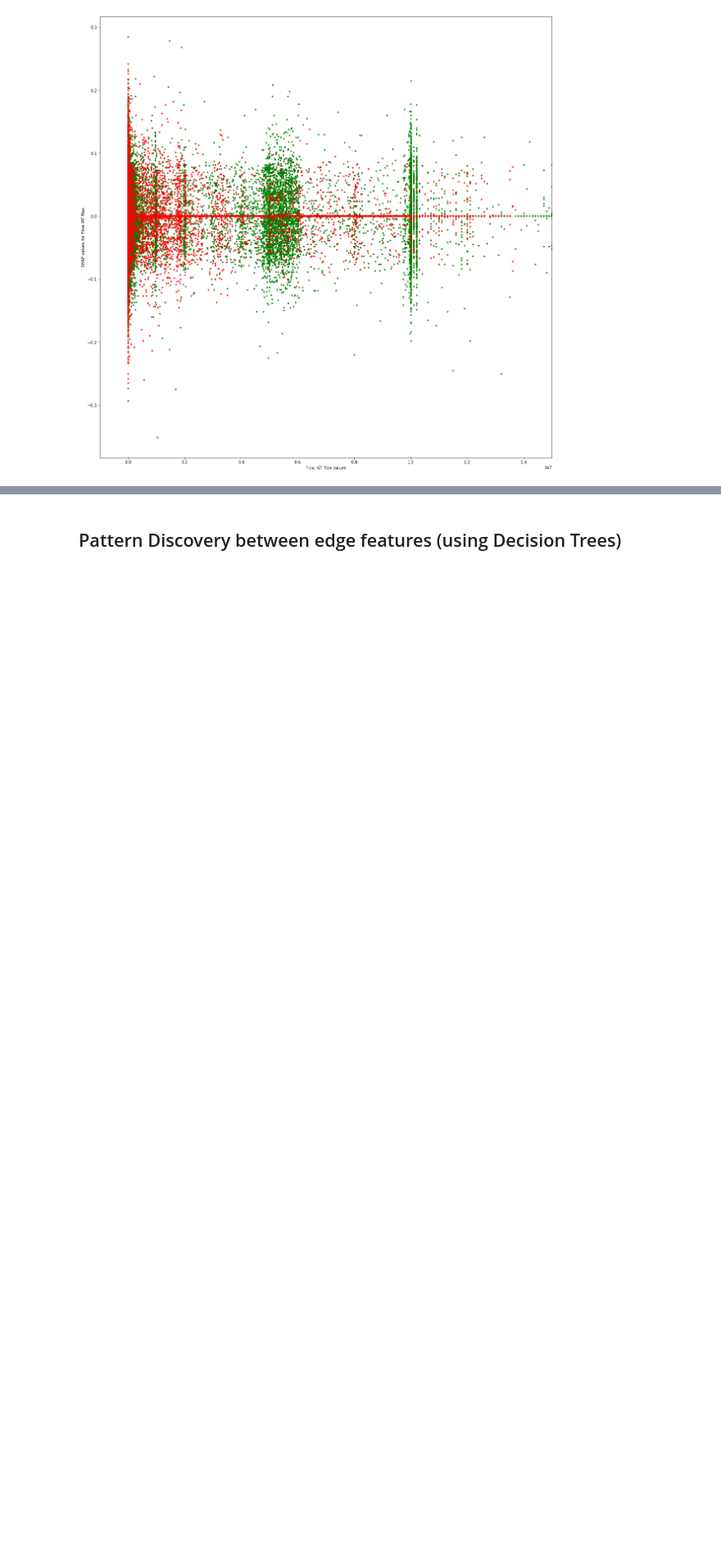
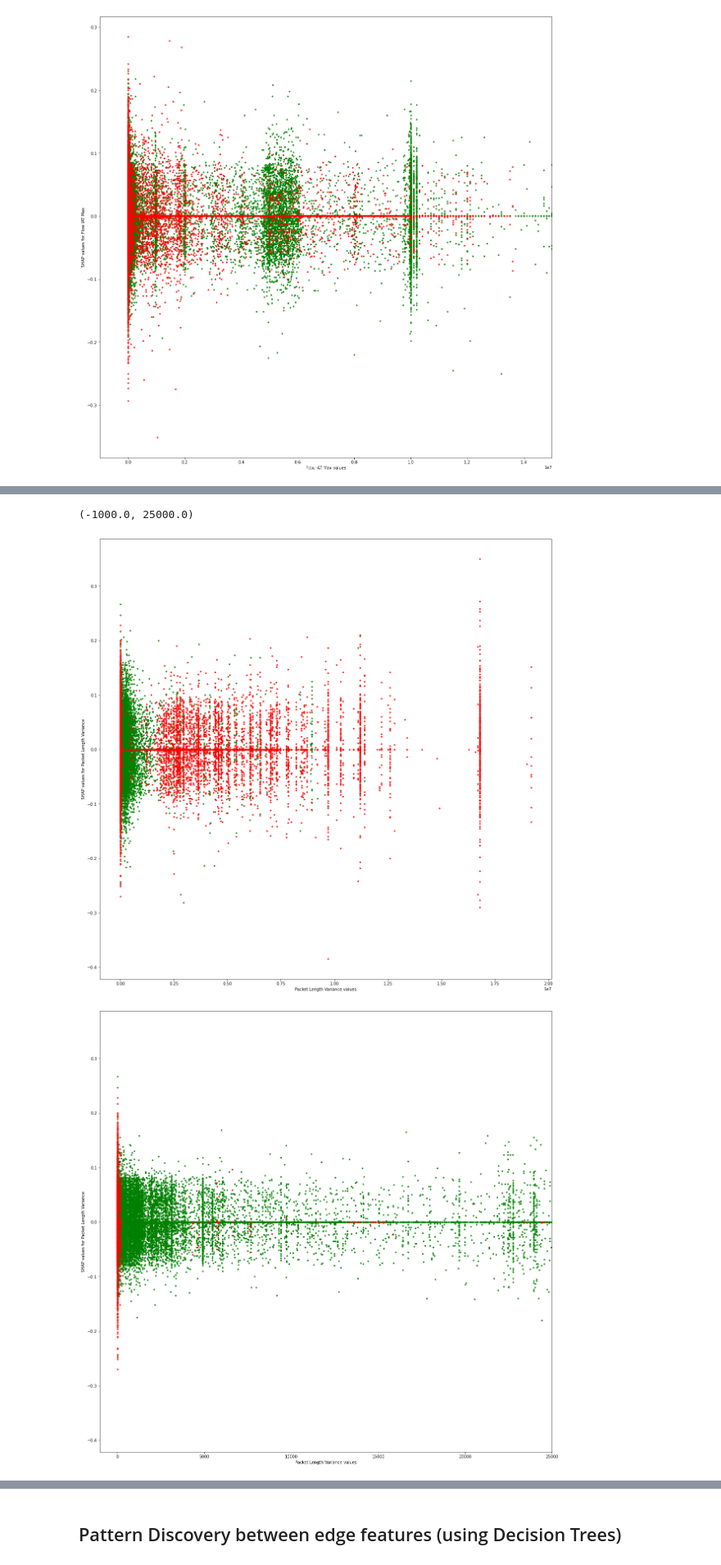
Before and after one commit to EagleEye1107/E-GNNExplainer, a Jupyter notebook: jupyter_notebooks/XAI/SHAP/shap_explanation.ipynb, the cells around one changed output, grey strips where cells are left out. Shown at 82% size. Drawn from its saved outputs; the diff is of its cells as text; code cells hidden in the pictures; blank space fills up the shorter version.

```diff
--- a/jupyter_notebooks/XAI/SHAP/shap_explanation.ipynb
+++ b/jupyter_notebooks/XAI/SHAP/shap_explanation.ipynb
@@ -148,0 +207,17 @@ ax.set_xlim([-1000000, 15000000])
+# %%
+fig, ax = plt.subplots(figsize=(20, 20))
+ax.scatter(load_shap_values[benign_indx," Packet Length Variance"].data, load_shap_values[benign_indx," Packet Length Variance"].values, color = "g", marker = "o", s = 8)
+ax.scatter(load_shap_values[attack_indx," Packet Length Variance"].data, load_shap_values[attack_indx," Packet Length Variance"].values, color = "r", marker = "o", s = 8)
+ax.set_xlabel("Packet Length Variance values")
+ax.set_ylabel("SHAP values for Packet Length Variance")
+
+fig, ax = plt.subplots(figsize=(20, 20))
+ax.scatter(load_shap_values[benign_indx," Packet Length Variance"].data, load_shap_values[benign_indx," Packet Length Variance"].values, color = "g", marker = "o", s = 8)
+ax.scatter(load_shap_values[attack_indx," Packet Length Variance"].data, load_shap_values[attack_indx," Packet Length Variance"].values, color = "r", marker = "o", s = 8)
+ax.set_xlabel("Packet Length Variance values")
+ax.set_ylabel("SHAP values for Packet Length Variance")
+ax.set_xlim([-1000, 25000])
+# %% [output]
+(-1000.0, 25000.0)
+[figure, added]
+[figure, added]
```
Also changed, not shown: parts of 15 cells of this notebook, 5 other files.
